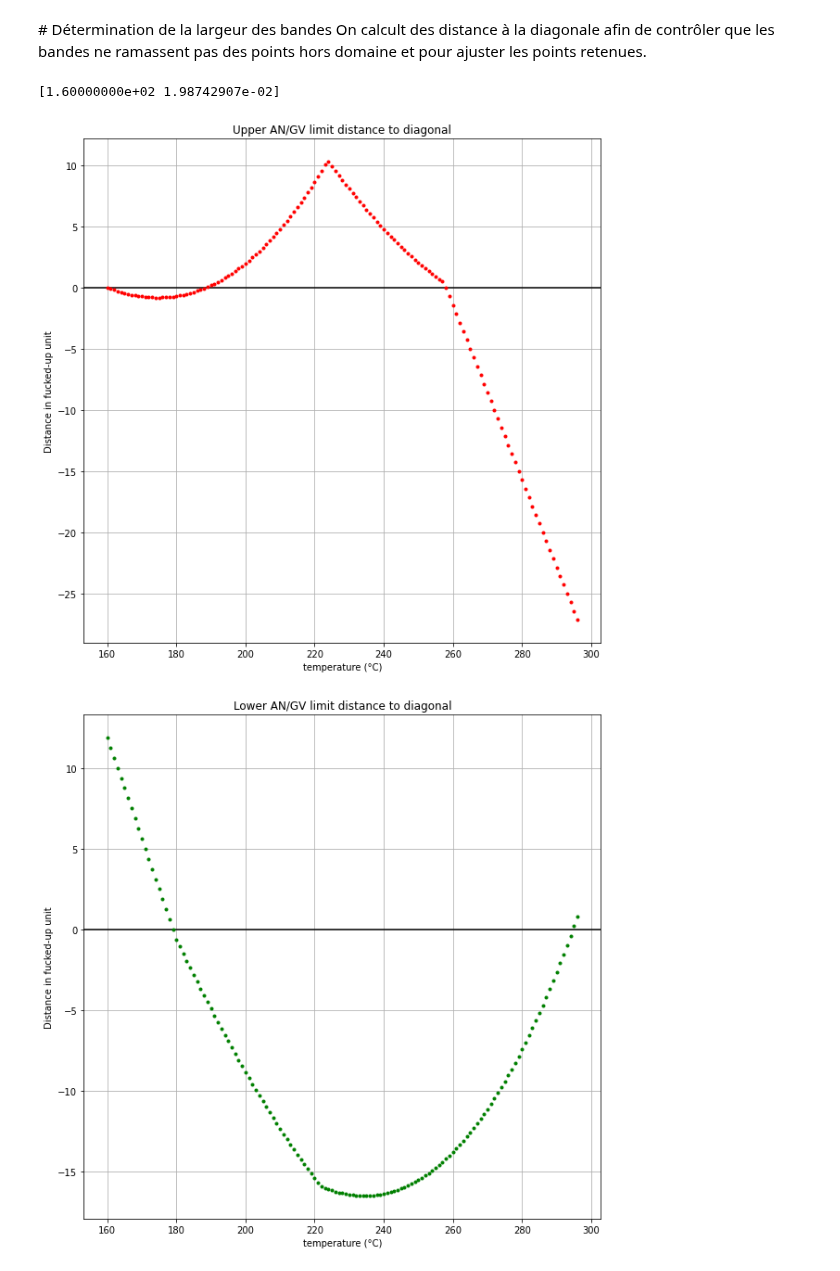
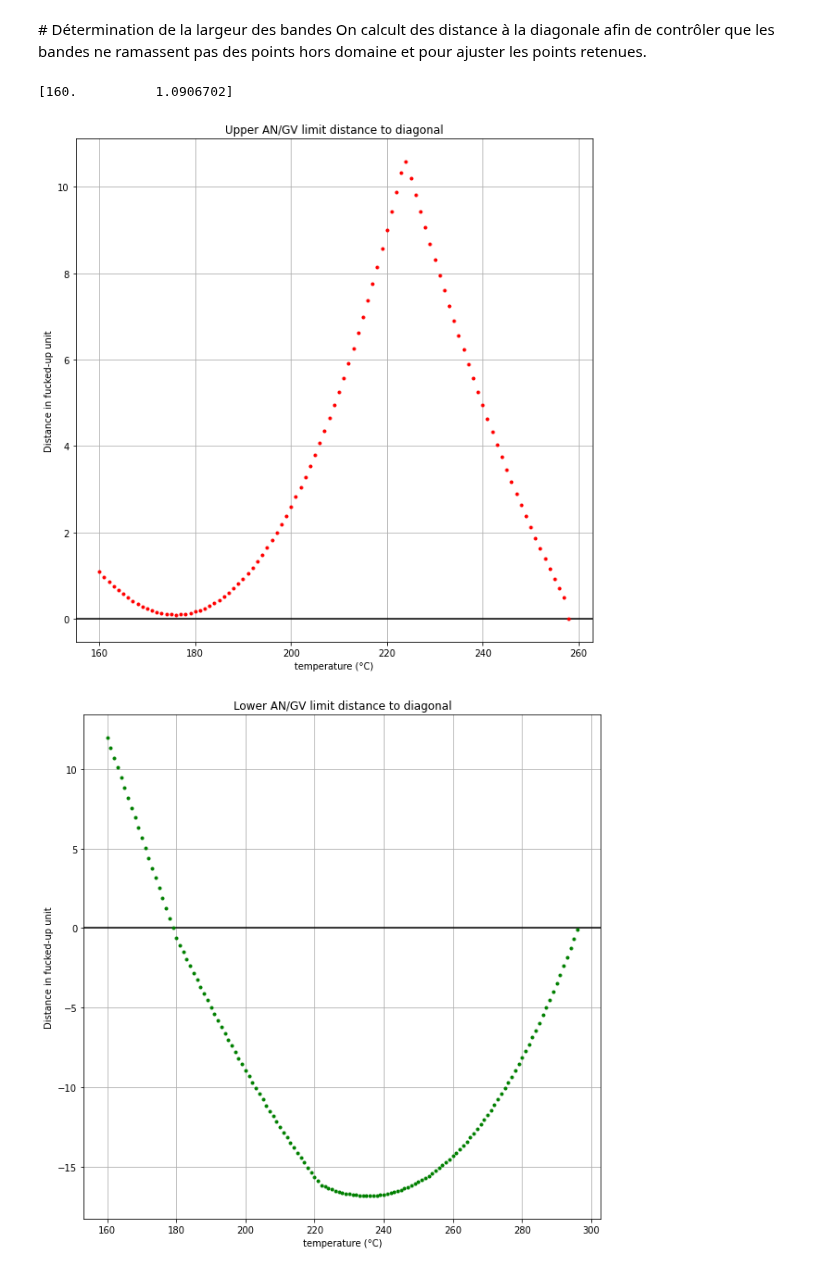
Before and after one commit to berettavexee/Chaussette, a Jupyter notebook: Test_02.ipynb, the cells around one changed output. Cells and saved outputs as stored; diff of their text form; code cells hidden in the pictures.

```diff
--- a/Test_02.ipynb
+++ b/Test_02.ipynb
@@ -293,7 +293,7 @@ def upper_distance(point):
 
     distance = abs(coef_a * x + coef_b * y + coef_c )/ np.sqr(coef_a ** 2 + coef_b ** 2)
     """
-    point_a = (160,55)
+    point_a = (175,69)
     point_b = (258,155)
     coef_a = (point_a[1] - point_b[1])
     coef_b = (point_b[0] - point_a[0])
@@ -308,7 +308,7 @@ def lower_distance(point):
     distance = abs(coef_a * x + coef_b * y + coef_c )/ np.sqr(coef_a ** 2 + coef_b ** 2)
     """
     point_a = (179,27)
-    point_b = (297.2, 122)
+    point_b = (297, 123)
     coef_a = (point_a[1] - point_b[1])
     coef_b = (point_b[0] - point_a[0])
     coef_c = (point_a[0] * point_b[1]) - (point_b[0] * point_a[1])
@@ -320,34 +320,37 @@ table_max =  table_angv_max()
 table_min =  table_angv_min()
 distance_upper = []
 distance_lower = []
 for index in range(297-160):
     distance_upper.append([temperature[index], upper_distance([temperature[index],table_max[index]])])
     distance_lower.append([temperature[index], lower_distance([temperature[index],table_min[index]])])
 
 distance_upper = np.array(distance_upper)
 distance_lower = np.array(distance_lower)
 
 
 print(distance_upper[0])
 
 plt.figure(figsize=(10, 10))
 plt.grid(True, which='both')
 plt.axhline(y=0, color='k')
 plt.title('Upper AN/GV limit distance to diagonal')
 plt.xlabel('temperature (°C)')
 plt.ylabel('Distance in fucked-up unit')
-plt.plot(distance_upper[:, 0], distance_upper[:, 1], 'r.')
+plt.plot(distance_upper[0:99, 0], distance_upper[0:99, 1], 'r.')
 plt.show()
+
+# print('Local minimum :', distance_upper[0:99])
+
 
 plt.figure(figsize=(10, 10))
 plt.grid(True, which='both')
 plt.axhline(y=0, color='k')
 plt.title('Lower AN/GV limit distance to diagonal')
 plt.xlabel('temperature (°C)')
 plt.ylabel('Distance in fucked-up unit')
 plt.plot(distance_lower[:, 0], distance_lower[:, 1], 'g.')
 plt.show()
 # %% [output]
-[1.60000000e+02 1.98742907e-02]
+[160.          1.0906702]
-[figure, old version]
+[figure, new version]
-[figure, old version]
+[figure, new version]
```
Also changed, not shown: parts of 5 cells of this notebook.
